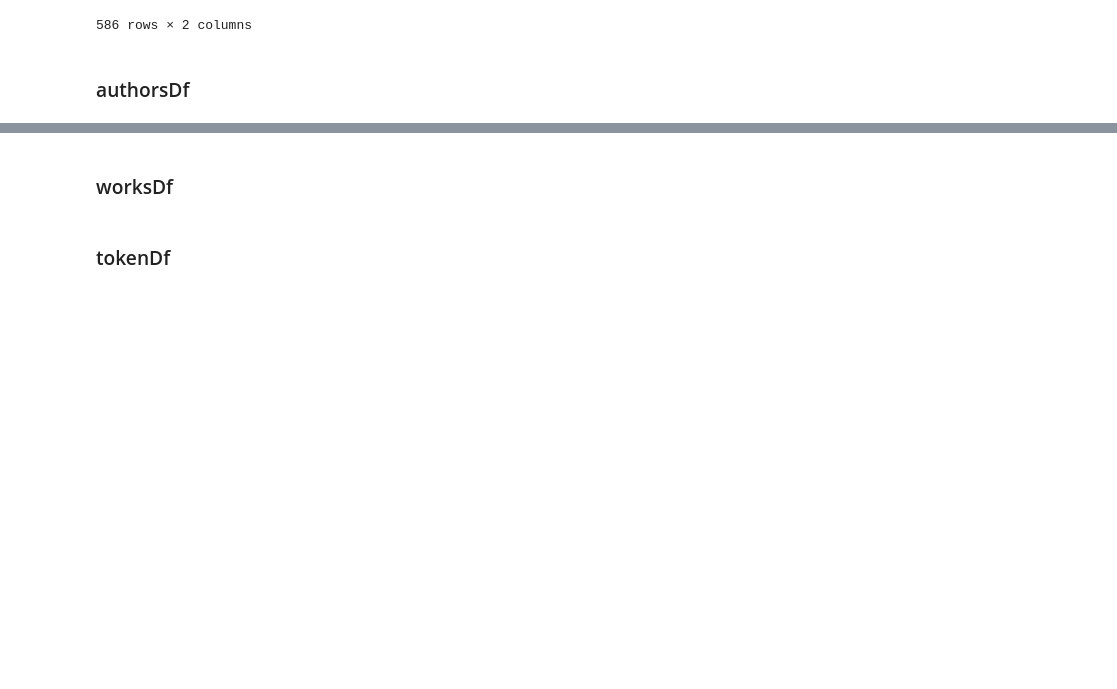
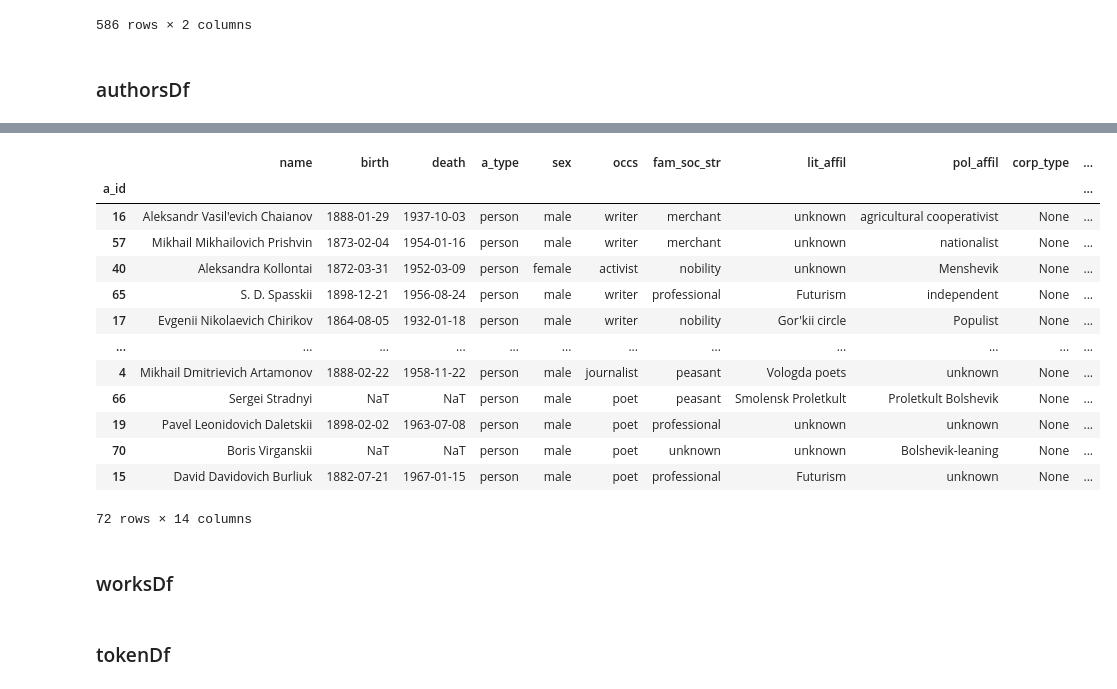
Before and after one commit to kollektivminds/mpgrr, a Jupyter notebook: maprr_intro.ipynb, the cells around one changed output, grey strips where cells are left out. Drawn from its saved outputs; the diff is of its cells as text; code cells hidden in the pictures; blank space fills up the shorter version.

```diff
--- a/maprr_intro.ipynb
+++ b/maprr_intro.ipynb
@@ -525,3 +531,21 @@ authorsDf
+# %%
+authorsDf = pd.read_json('authorsDf.json')
+authorsDf
+# %% [output]
+|  | name | birth | death | a_type | sex | occs | fam_soc_str | lit_affil | pol_affil | corp_type | ... |
+| a_id |  |  |  |  |  |  |  |  |  |  | ... |
+| 16 | Aleksandr Vasil'evich Chaianov | 1888-01-29 | 1937-10-03 | person | male | writer | merchant | unknown | agricultural cooperativist | None | ... |
+| 57 | Mikhail Mikhailovich Prishvin | 1873-02-04 | 1954-01-16 | person | male | writer | merchant | unknown | nationalist | None | ... |
+| 40 | Aleksandra Kollontai | 1872-03-31 | 1952-03-09 | person | female | activist | nobility | unknown | Menshevik | None | ... |
+| 65 | S. D. Spasskii | 1898-12-21 | 1956-08-24 | person | male | writer | professional | Futurism | independent | None | ... |
+| 17 | Evgenii Nikolaevich Chirikov | 1864-08-05 | 1932-01-18 | person | male | writer | nobility | Gor'kii circle | Populist | None | ... |
+| ... | ... | ... | ... | ... | ... | ... | ... | ... | ... | ... | ... |
+| 4 | Mikhail Dmitrievich Artamonov | 1888-02-22 | 1958-11-22 | person | male | journalist | peasant | Vologda poets | unknown | None | ... |
+| 66 | Sergei Stradnyi | NaT | NaT | person | male | poet | peasant | Smolensk Proletkult | Proletkult Bolshevik | None | ... |
+| 19 | Pavel Leonidovich Daletskii | 1898-02-02 | 1963-07-08 | person | male | poet | professional | unknown | unknown | None | ... |
+| 70 | Boris Virganskii | NaT | NaT | person | male | poet | unknown | unknown | Bolshevik-leaning | None | ... |
+| 15 | David Davidovich Burliuk | 1882-07-21 | 1967-01-15 | person | male | poet | professional | Futurism | unknown | None | ... |
+72 rows × 14 columns
 # %% [markdown]
 ### worksDf
 # %%
```
Also changed, not shown: parts of 8 cells of this notebook, 3 other files.
